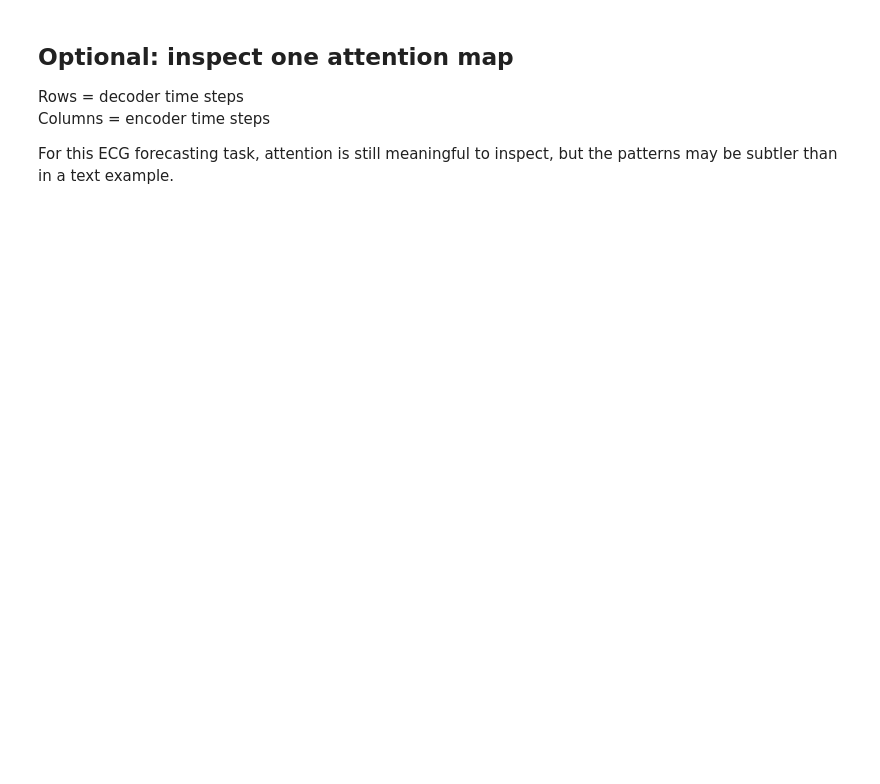
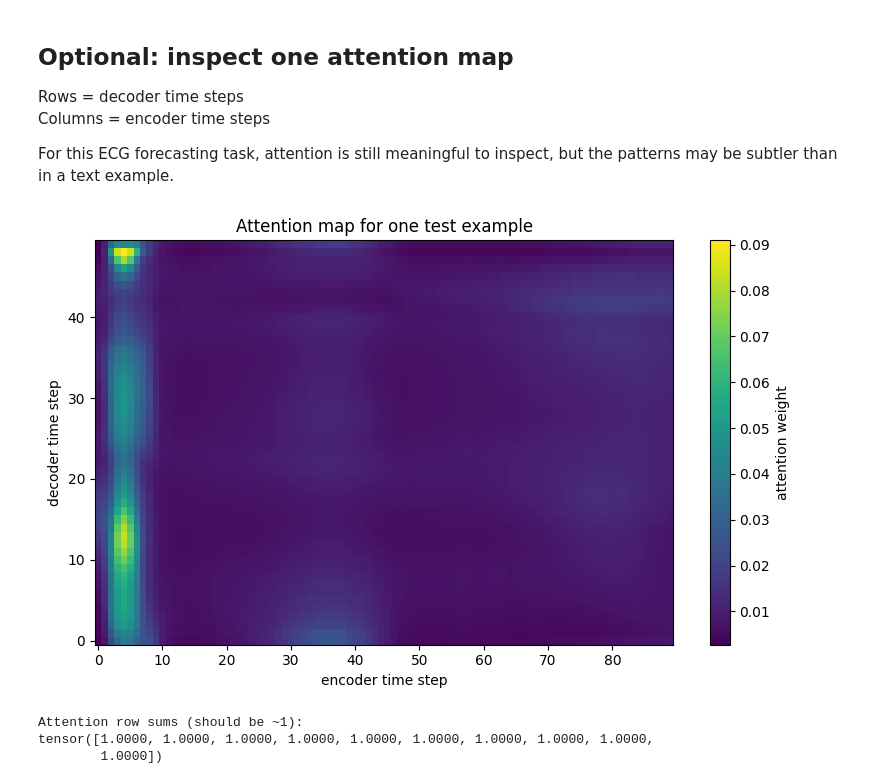
Before and after one commit to TiamHeydari/tiamheydari.github.io, a Jupyter notebook: _teaching/Modern_AI/notebooks/Workshop_B.6_Attention and Transformers/1_RNN_seq_to_seq_with_attention.ipynb, the cells around one changed output. Cells and saved outputs as stored; diff of their text form; code cells hidden in the pictures; blank space fills up the shorter version.

```diff
--- a/_teaching/Modern_AI/notebooks/Workshop_B.6_Attention and Transformers/1_RNN_seq_to_seq_with_attention.ipynb
+++ b/_teaching/Modern_AI/notebooks/Workshop_B.6_Attention and Transformers/1_RNN_seq_to_seq_with_attention.ipynb
@@ -690,18 +798,23 @@ For this ECG forecasting task, attention is still meaningful to inspect, but the
 # %%
 
 # ---------------------------------------
 # Visualize one attention map
 # ---------------------------------------
-example_idx = 0
+example_idx = 50
 
 plt.figure(figsize=(8, 5))
 plt.imshow(attn_vis[example_idx].numpy(), aspect="auto", origin="lower")
 plt.colorbar(label="attention weight")
 plt.xlabel("encoder time step")
 plt.ylabel("decoder time step")
 plt.title("Attention map for one test example")
 plt.tight_layout()
 plt.show()
 
 print("Attention row sums (should be ~1):")
 print(attn_vis[example_idx].sum(dim=1)[:10])
+# %% [output]
+[figure, added]
+Attention row sums (should be ~1):
+tensor([1.0000, 1.0000, 1.0000, 1.0000, 1.0000, 1.0000, 1.0000, 1.0000, 1.0000,
+        1.0000])
```
Also changed, not shown: parts of 9 cells of this notebook.
